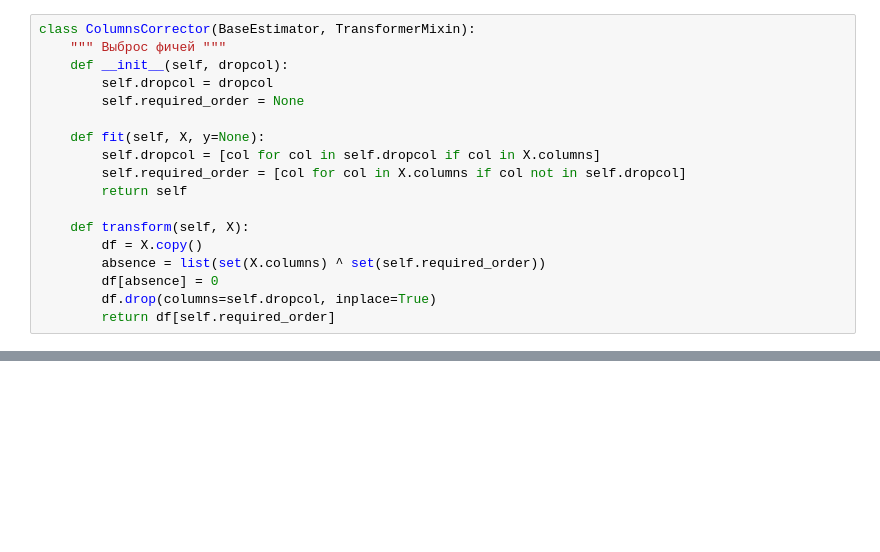
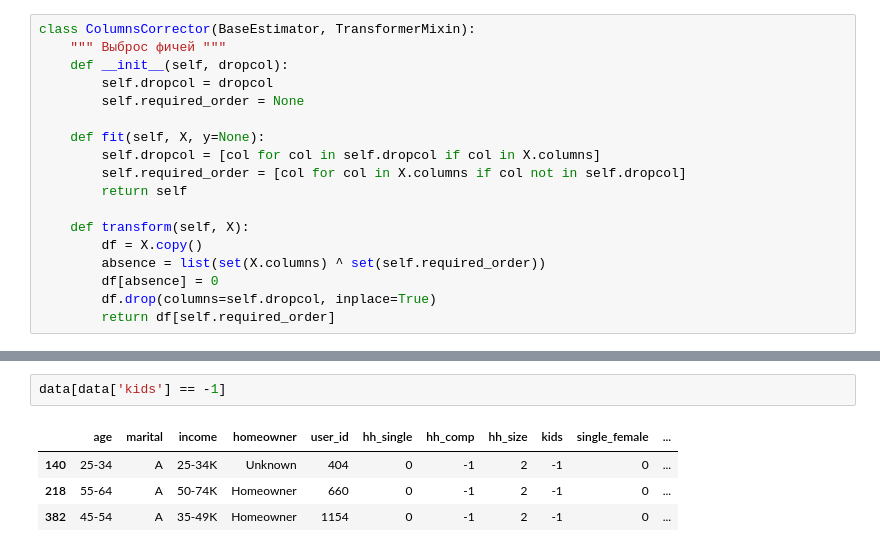
Before and after one commit to j2cry/gb_recommends, a Jupyter notebook: hw5/user_features.ipynb, the cells around one changed output, grey strips where cells are left out. Drawn from its saved outputs; the diff is of its cells as text; blank space fills up the shorter version.

```diff
--- a/hw5/user_features.ipynb
+++ b/hw5/user_features.ipynb
@@ -217,0 +277,7 @@ data
+# %%
+data[data['kids'] == -1]
+# %% [output]
+|  | age | marital | income | homeowner | user_id | hh_single | hh_comp | hh_size | kids | single_female | ... |
+| 140 | 25-34 | A | 25-34K | Unknown | 404 | 0 | -1 | 2 | -1 | 0 | ... |
+| 218 | 55-64 | A | 50-74K | Homeowner | 660 | 0 | -1 | 2 | -1 | 0 | ... |
+| 382 | 45-54 | A | 35-49K | Homeowner | 1154 | 0 | -1 | 2 | -1 | 0 | ... |
```
Also changed, not shown: parts of 19 cells of this notebook, 1 other file.
